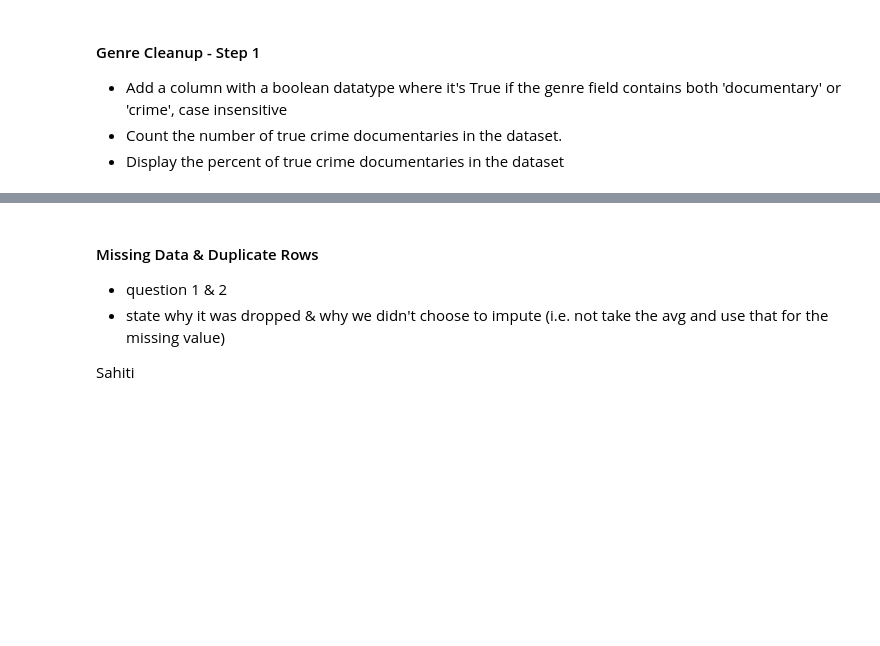
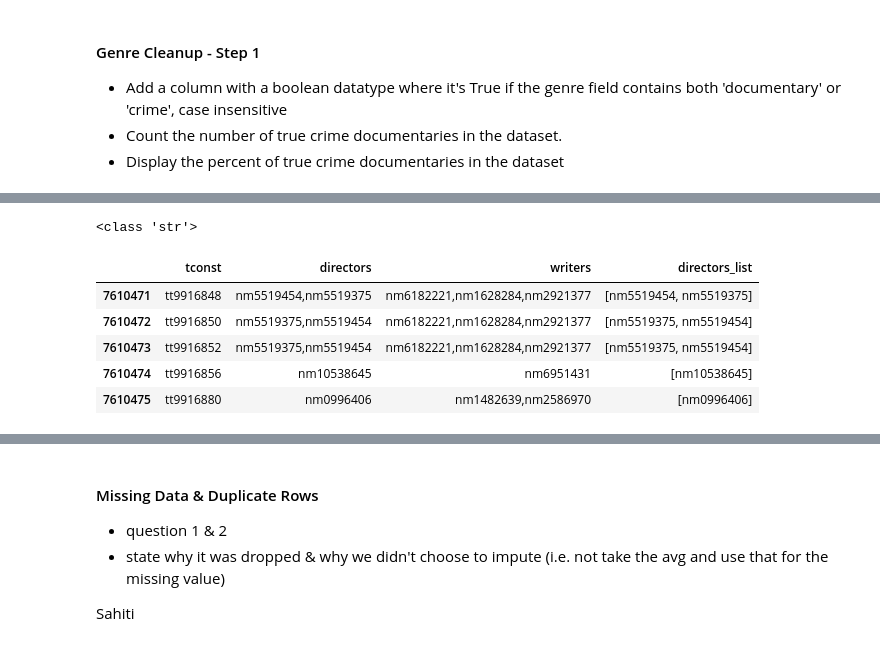
Before and after one commit to robords/NU_MS_EDA_Project, a Jupyter notebook: EDA_Project_Group_4.ipynb, the cells around one changed output, grey strips where cells are left out. Cells and saved outputs as stored; diff of their text form; code cells hidden in the pictures; blank space fills up the shorter version.

```diff
--- a/EDA_Project_Group_4.ipynb
+++ b/EDA_Project_Group_4.ipynb
@@ -321,0 +353,16 @@ display(imdb_crew.directors[7610473].split(","))
+# %%
+#Convert the directors column, which is currently a string object, to a list and assign the result to a new column
+print(type(imdb_crew.directors[0])) #confirm the type of the directors column
+
+imdb_crew['directors_list'] = imdb_crew['directors'].str.split(',')
+# split the directors string into a list and create a new column from it
+
+display(imdb_crew.tail())
+# %% [output]
+<class 'str'>
+|  | tconst | directors | writers | directors_list |
+| 7610471 | tt9916848 | nm5519454,nm5519375 | nm6182221,nm1628284,nm2921377 | [nm5519454, nm5519375] |
+| 7610472 | tt9916850 | nm5519375,nm5519454 | nm6182221,nm1628284,nm2921377 | [nm5519375, nm5519454] |
+| 7610473 | tt9916852 | nm5519375,nm5519454 | nm6182221,nm1628284,nm2921377 | [nm5519375, nm5519454] |
+| 7610474 | tt9916856 | nm10538645 | nm6951431 | [nm10538645] |
+| 7610475 | tt9916880 | nm0996406 | nm1482639,nm2586970 | [nm0996406] |
```
Also changed, not shown: parts of 18 cells of this notebook.
